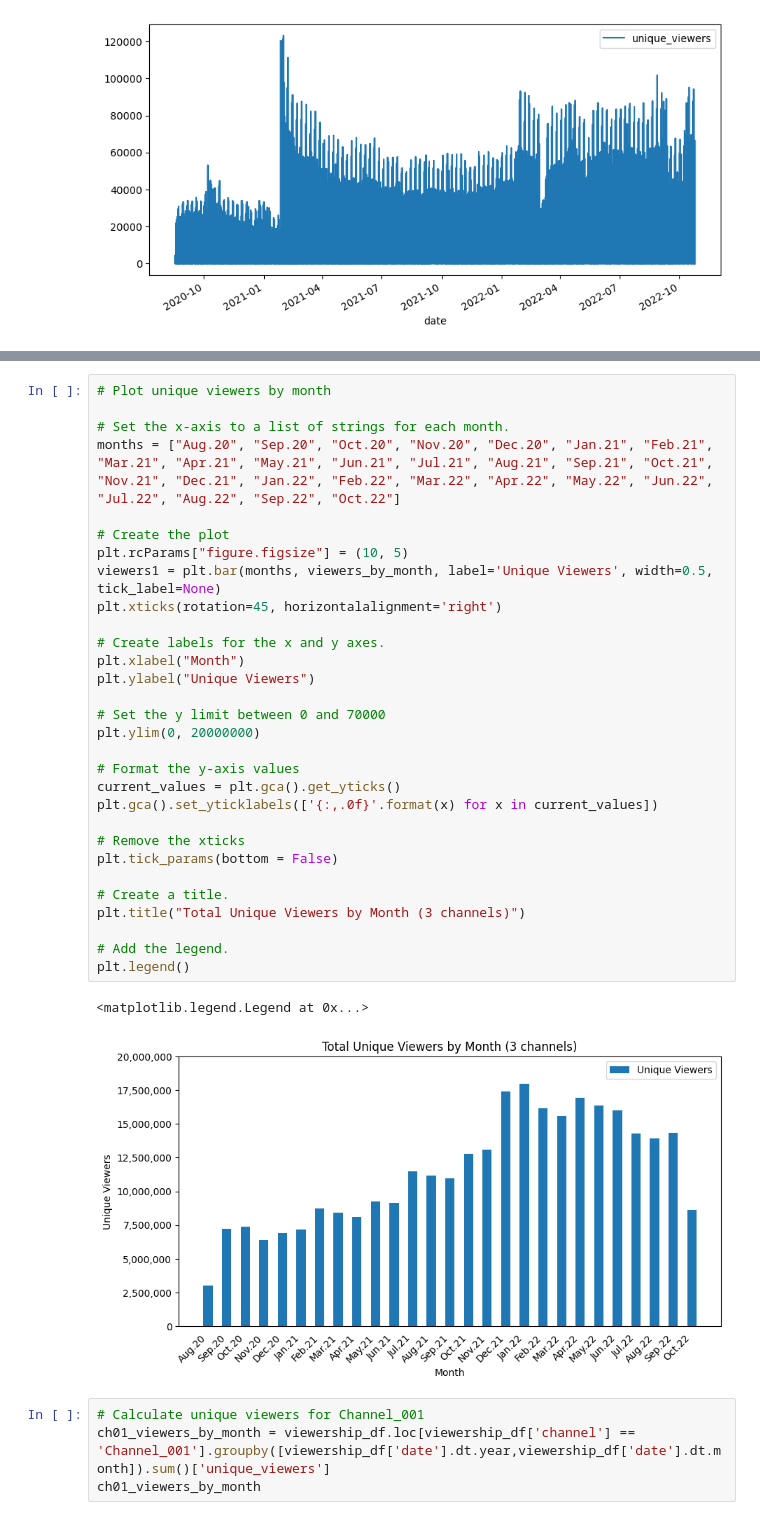
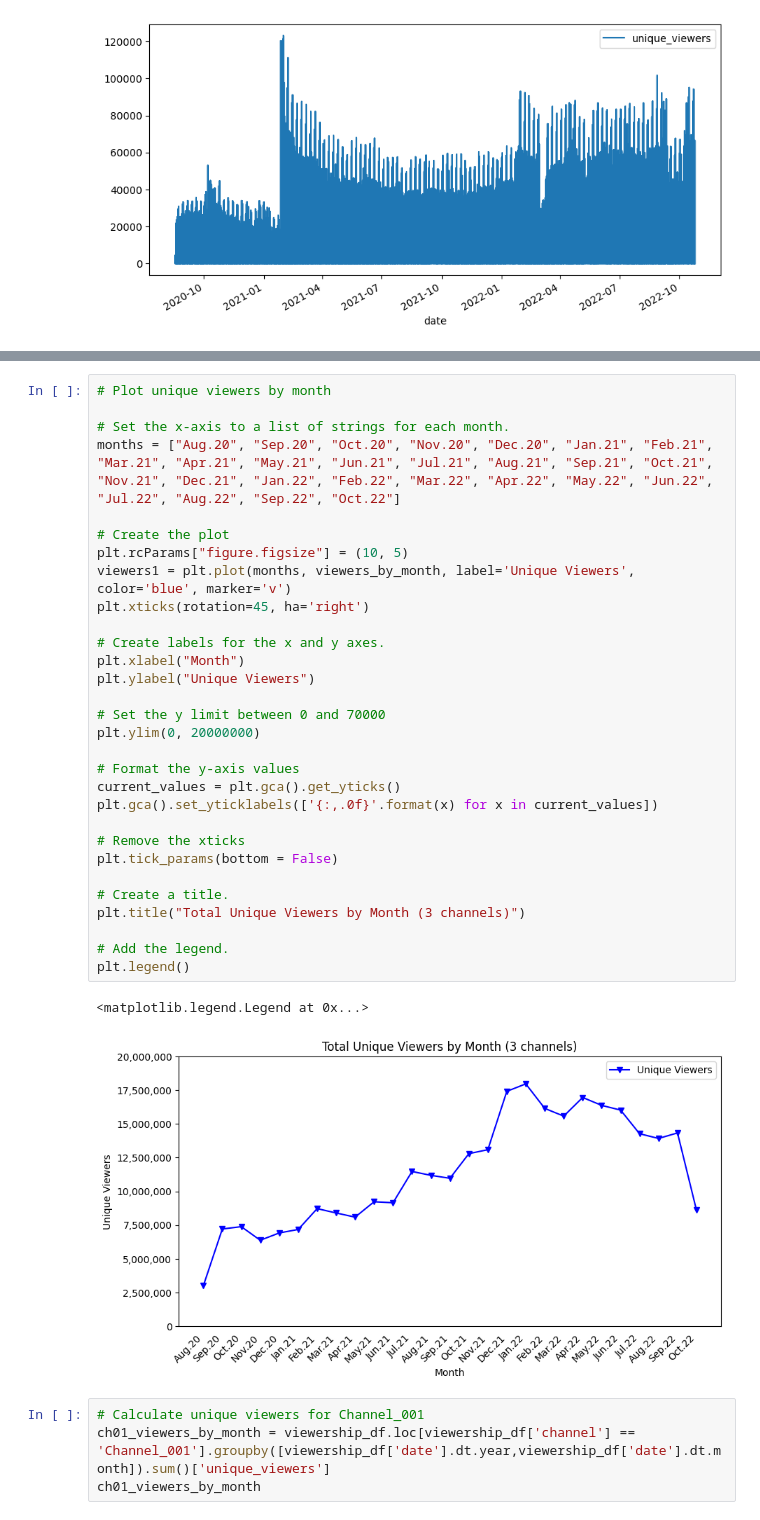
Before and after one commit to Peter-Nguyen96/Capstone-Project-Analytics-Dashboard-and-ML-Model, a Jupyter notebook: Initial EDA/Plots_Viewership.ipynb, the cells around one changed output, grey strips where cells are left out. Drawn from its saved outputs; the diff is of its cells as text.

```diff
--- a/Initial EDA/Plots_Viewership.ipynb
+++ b/Initial EDA/Plots_Viewership.ipynb
@@ -683,36 +683,36 @@ Name: unique_viewers, dtype: int32
 # %%
 # Plot unique viewers by month
 
 # Set the x-axis to a list of strings for each month.
 months = ["Aug.20", "Sep.20", "Oct.20", "Nov.20", "Dec.20", "Jan.21", "Feb.21", "Mar.21", "Apr.21", "May.21", "Jun.21", "Jul.21", "Aug.21", "Sep.21", "Oct.21", "Nov.21", "Dec.21", "Jan.22", "Feb.22", "Mar.22", "Apr.22", "May.22", "Jun.22", "Jul.22", "Aug.22", "Sep.22", "Oct.22"]
 
 # Create the plot
 plt.rcParams["figure.figsize"] = (10, 5)
-viewers1 = plt.bar(months, viewers_by_month, label='Unique Viewers', width=0.5, tick_label=None)
-plt.xticks(rotation=45, horizontalalignment='right')
+viewers1 = plt.plot(months, viewers_by_month, label='Unique Viewers', color='blue', marker='v')
+plt.xticks(rotation=45, ha='right')
 
 # Create labels for the x and y axes.
 plt.xlabel("Month")
 plt.ylabel("Unique Viewers")
 
 # Set the y limit between 0 and 70000
 plt.ylim(0, 20000000)
 
 # Format the y-axis values
 current_values = plt.gca().get_yticks()
 plt.gca().set_yticklabels(['{:,.0f}'.format(x) for x in current_values])
 
 # Remove the xticks
 plt.tick_params(bottom = False)
 
 # Create a title.
 plt.title("Total Unique Viewers by Month (3 channels)")
 
 # Add the legend.
 plt.legend()
 # %% [output]
 <matplotlib.legend.Legend at 0x...>
-[figure, old version]
+[figure, new version]
 # %%
 # Calculate unique viewers for Channel_001
 ch01_viewers_by_month = viewership_df.loc[viewership_df['channel'] == 'Channel_001'].groupby([viewership_df['date'].dt.year,viewership_df['date'].dt.month]).sum()['unique_viewers']
```
Also changed, not shown: parts of 25 cells of this notebook.
